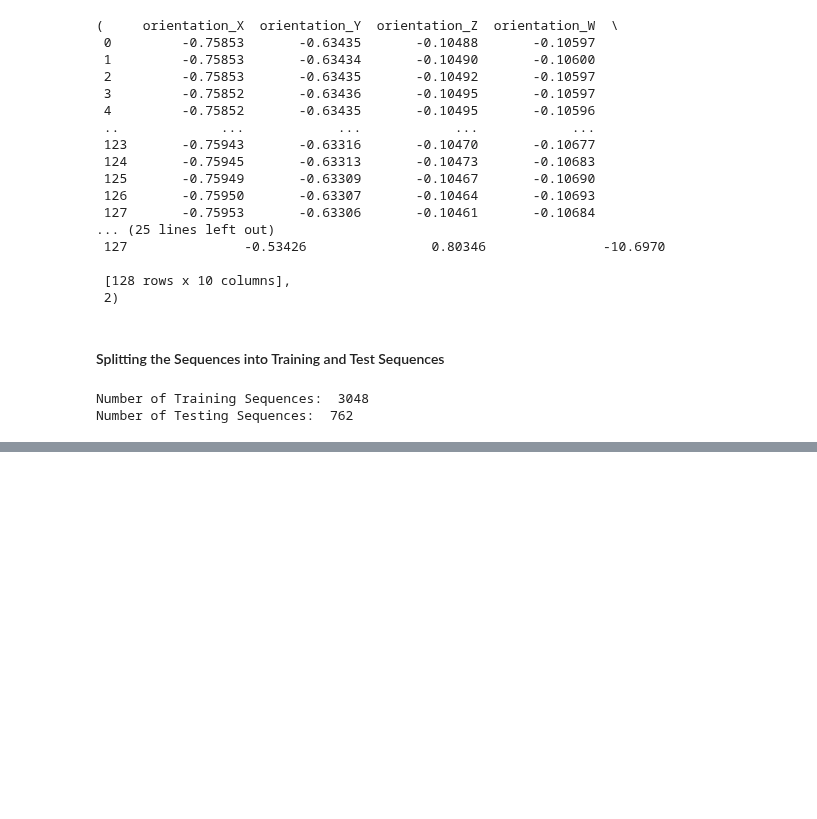
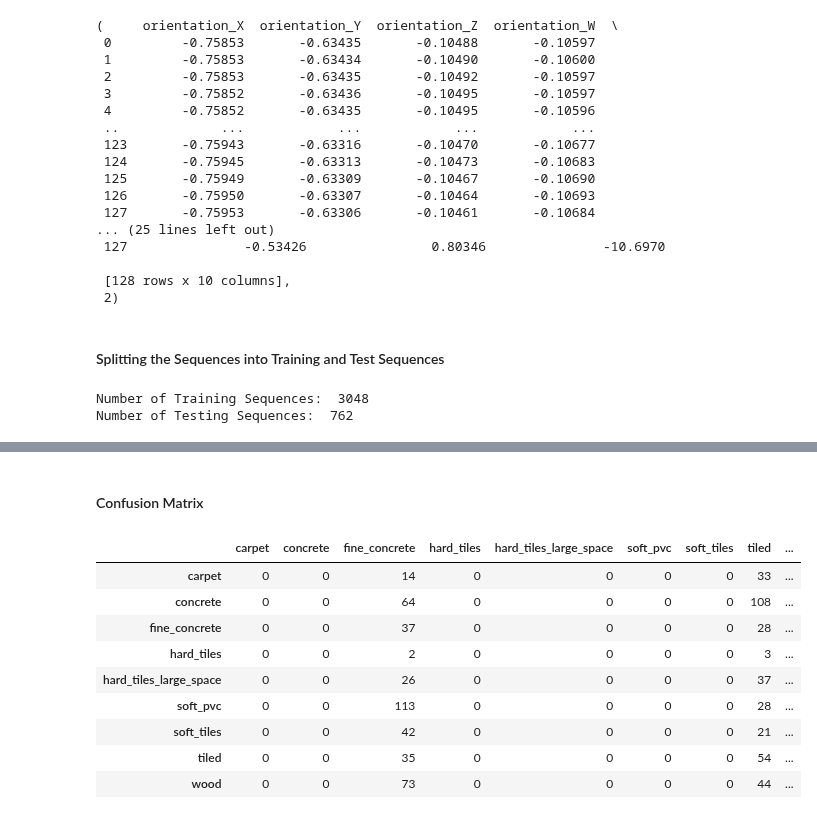
Before and after one commit to ibadrather/pytorch_learn, a Jupyter notebook: Part 15 - Multivariate_Time_ Series_Classification_PyTorch_Lightning/Part 15 - Multivariate_Time_ Series_Classification_Robot.ipynb, the cells around one changed output, grey strips where cells are left out. Cells and saved outputs as stored; diff of their text form; code cells hidden in the pictures; blank space fills up the shorter version.

```diff
--- a/Part 15 - Multivariate_Time_ Series_Classification_PyTorch_Lightning/Part 15 - Multivariate_Time_ Series_Classification_Robot.ipynb
+++ b/Part 15 - Multivariate_Time_ Series_Classification_PyTorch_Lightning/Part 15 - Multivariate_Time_ Series_Classification_Robot.ipynb
@@ -237,0 +479,2 @@ Number of Testing Sequences:  762
+# %% [markdown]
+#### Confusion Matrix
@@ -237,0 +489,19 @@ Number of Testing Sequences:  762
+# %%
+cm = confusion_matrix(labels, predictions)
+df_cm = pd.DataFrame(
+    cm,
+    index = label_encoder.classes_,
+    columns = label_encoder.classes_
+)
+df_cm
+# %% [output]
+|  | carpet | concrete | fine_concrete | hard_tiles | hard_tiles_large_space | soft_pvc | soft_tiles | tiled | ... |
+| carpet | 0 | 0 | 14 | 0 | 0 | 0 | 0 | 33 | ... |
+| concrete | 0 | 0 | 64 | 0 | 0 | 0 | 0 | 108 | ... |
+| fine_concrete | 0 | 0 | 37 | 0 | 0 | 0 | 0 | 28 | ... |
+| hard_tiles | 0 | 0 | 2 | 0 | 0 | 0 | 0 | 3 | ... |
+| hard_tiles_large_space | 0 | 0 | 26 | 0 | 0 | 0 | 0 | 37 | ... |
+| soft_pvc | 0 | 0 | 113 | 0 | 0 | 0 | 0 | 28 | ... |
+| soft_tiles | 0 | 0 | 42 | 0 | 0 | 0 | 0 | 21 | ... |
+| tiled | 0 | 0 | 35 | 0 | 0 | 0 | 0 | 54 | ... |
+| wood | 0 | 0 | 73 | 0 | 0 | 0 | 0 | 44 | ... |
```
Also changed, not shown: parts of 23 cells of this notebook.
